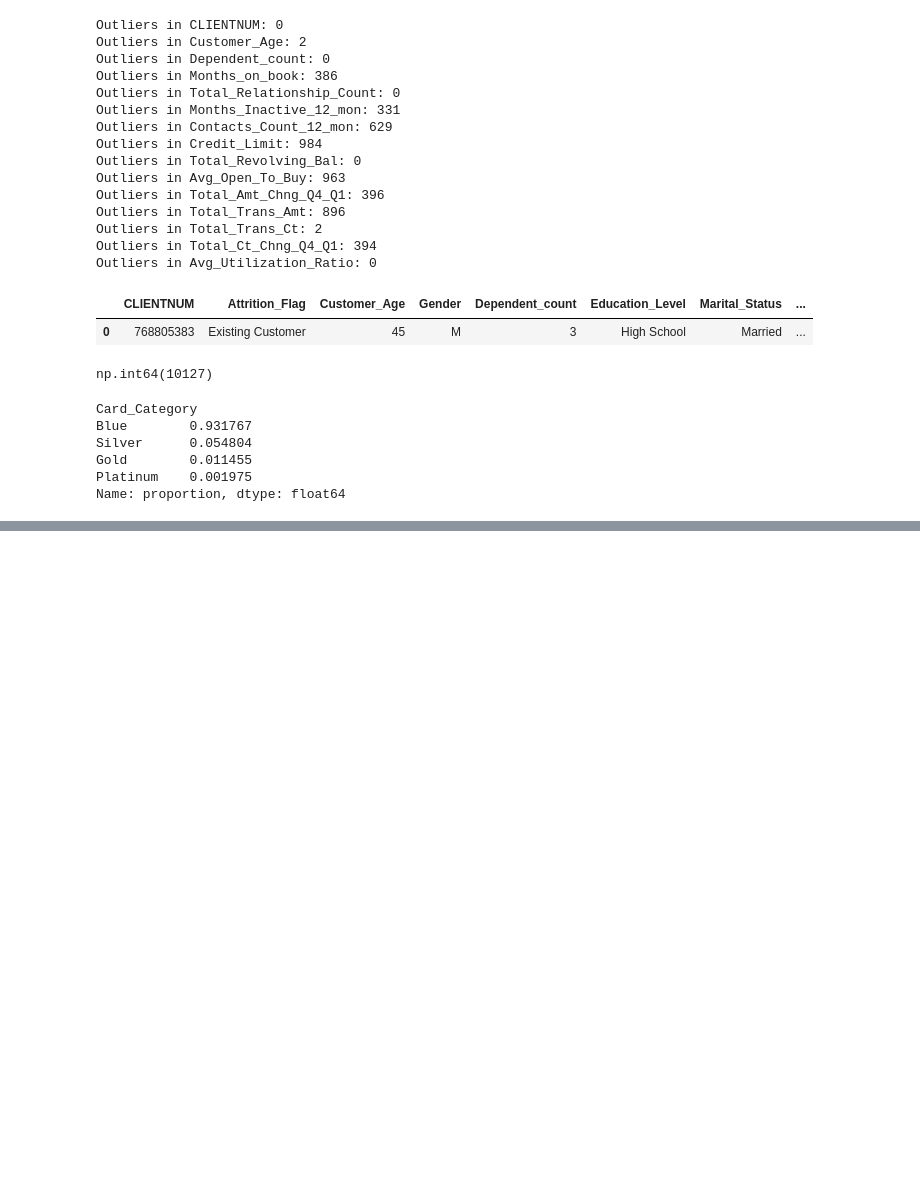
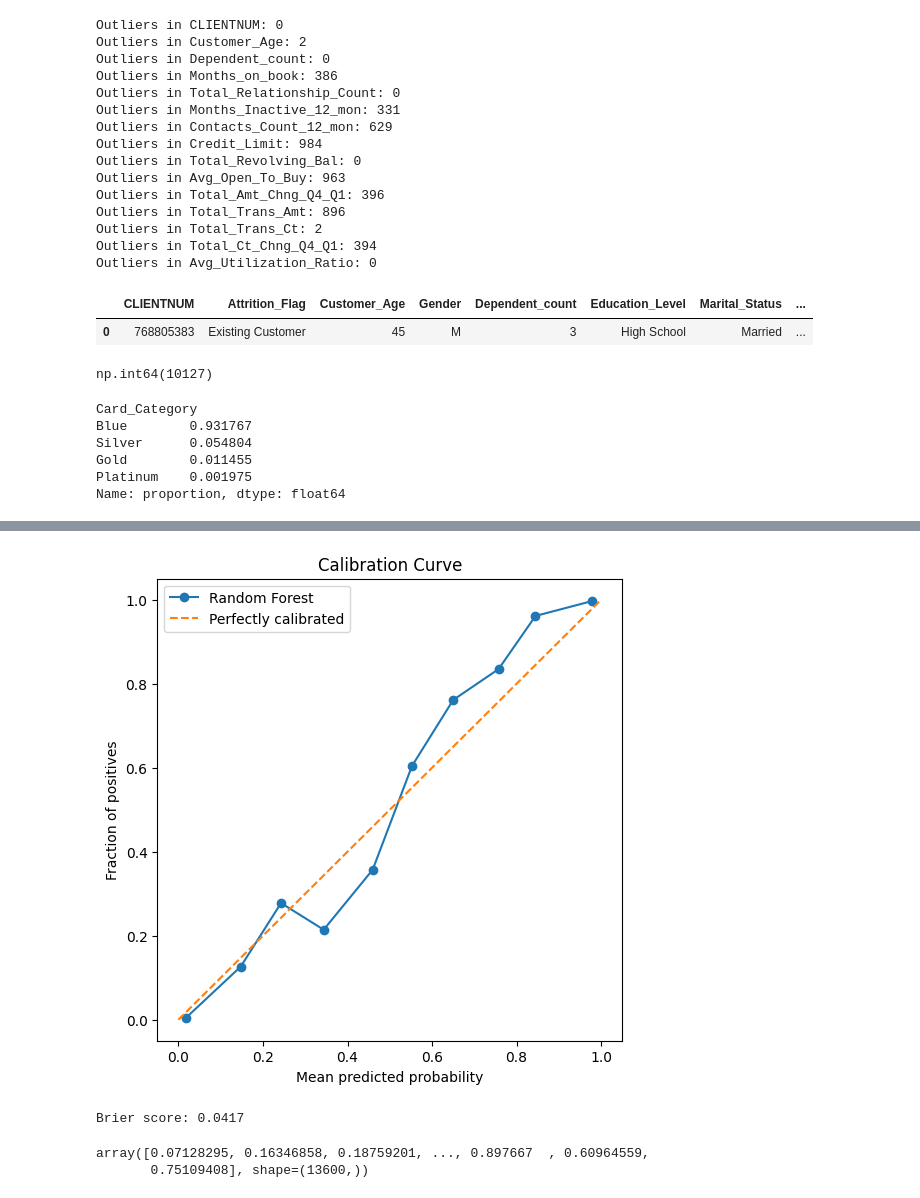
Before and after one commit to arfat122/Machine-Learning, a Jupyter notebook: Bank Churn Prediction/Churn_Prediction.ipynb, the cells around one changed output, grey strips where cells are left out. Cells and saved outputs as stored; diff of their text form; code cells hidden in the pictures; blank space fills up the shorter version.

```diff
--- a/Bank Churn Prediction/Churn_Prediction.ipynb
+++ b/Bank Churn Prediction/Churn_Prediction.ipynb
@@ -136,0 +359,28 @@ Name: proportion, dtype: float64
+# %%
+import matplotlib.pyplot as plt
+from sklearn.calibration import calibration_curve
+
+prob_true, prob_pred = calibration_curve(y_test, y_prob_cal, n_bins=10)
+
+plt.figure(figsize=(6, 6))
+plt.plot(prob_pred, prob_true, marker='o', label='Random Forest')
+plt.plot([0, 1], [0, 1], linestyle='--', label='Perfectly calibrated')
+plt.xlabel('Mean predicted probability')
+plt.ylabel('Fraction of positives')
+plt.title('Calibration Curve')
+plt.legend()
+plt.show()
+# %% [output]
+[figure, added]
+# %%
+from sklearn.metrics import brier_score_loss
+
+brier_score = brier_score_loss(y_test, y_pred_proba)
+print(f"Brier score: {brier_score:.4f}")
+# %% [output]
+Brier score: 0.0417
+# %%
+RF.predict_proba(X_train)[:, 1]
+# %% [output]
+array([0.07128295, 0.16346858, 0.18759201, ..., 0.897667  , 0.60964559,
+       0.75109408], shape=(13600,))
```
Also changed, not shown: parts of 44 cells of this notebook.
